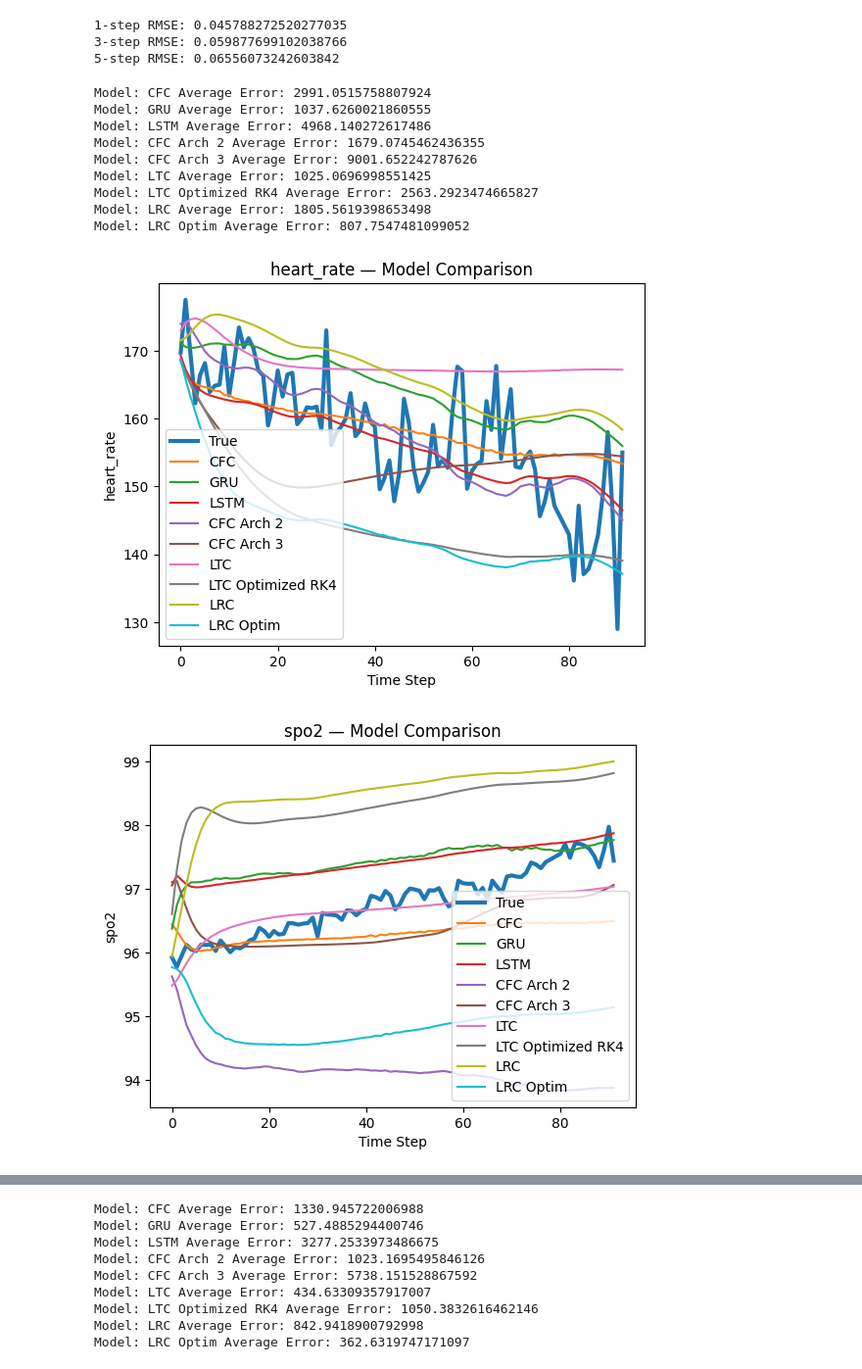
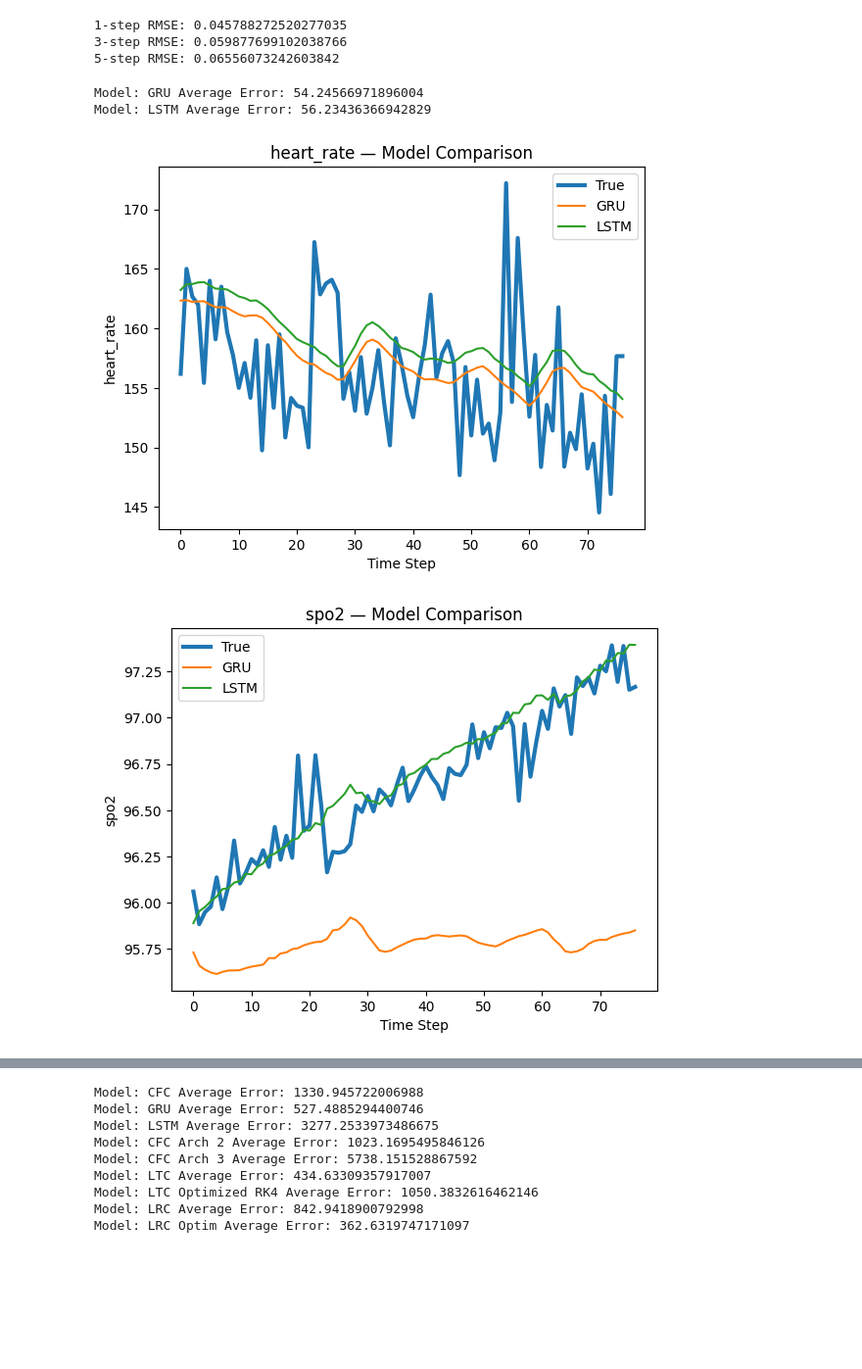
Before and after one commit to theophilus28/LNN-GRU-Comparative, a Jupyter notebook: lnn_setup.ipynb, the cells around one changed output, grey strips where cells are left out. Shown at 98% size. Drawn from its saved outputs; the diff is of its cells as text; code cells hidden in the pictures; blank space fills up the shorter version.

Commit message:
data seems to be in its best state yet

```diff
--- a/lnn_setup.ipynb
+++ b/lnn_setup.ipynb
@@ -17,8 +17,8 @@ import torch.nn as nn
 import torch.nn.functional as F
 
 DATA_DIR = "data/data"
-OUT_DIR = "icu_batches"
-MERGED_PATH = "icu_merged.parquet"
+OUT_DIR = "icu_batches_fixed"
+MERGED_PATH = "icu_merged_fixed.parquet"
 
 BIN_HOURS = 12
 BATCH_SIZE = 3000
@@ -887,7 +970,7 @@ done
 # 17 scaling data
 
 scaler = MinMaxScaler()
-all_train_states = np.concatenate([s["states"] for s in train_seqs], axis=0)
+all_train_states = np.concatenate([s["states"] for s in sequences], axis=0)
 scaler.fit(all_train_states)
 
 def apply_scaler(seqs, scaler):
@@ -2548,65 +2622,58 @@ ltc_model_optim = OptimizedLTCNetwork(solver="rk4")
 lrc_model = LRCNetwork(cell_type="advanced")
 lrc_model_optim = OptimizedLRCNetwork(cell_type="advanced")
 
-gru_model.load_state_dict(torch.load("best_gru_normal.pt"))
+gru_model.load_state_dict(torch.load("best_gru.pt"))
 #gru_model_original.load_state_dict(torch.load("best_gru_original.pt"))
-lstm_model.load_state_dict(torch.load("best_lstm_normal.pt"))
+lstm_model.load_state_dict(torch.load("best_lstm.pt"))
 #lstm_model_original.load_state_dict(torch.load("best_lstm_original.pt"))
-cfc_model.load_state_dict(torch.load("best_cfc.pt"))
-cfc_arch2_model.load_state_dict(torch.load("best_cfc_arch2.pt"))
-cfc_arch3_model.load_state_dict(torch.load("best_cfc_arch3.pt"))
+#cfc_model.load_state_dict(torch.load("best_cfc.pt"))
+#cfc_arch2_model.load_state_dict(torch.load("best_cfc_arch2.pt"))
+#cfc_arch3_model.load_state_dict(torch.load("best_cfc_arch3.pt"))
 #cfc_model_3.load_state_dict(torch.load("best_cfc_dt3.pt"))
 #cfc_model_02.load_state_dict(torch.load("best_cfc_dt02.pt"))
-ltc_model.load_state_dict(torch.load("best_ltc.pt"))
-ltc_model_optim.load_state_dict(torch.load("best_ltc_optim.pt"))
-lrc_model.load_state_dict(torch.load("best_lrc.pt"))
-lrc_model_optim.load_state_dict(torch.load("best_lrc_optim.pt"))
+#ltc_model.load_state_dict(torch.load("best_ltc.pt"))
+#ltc_model_optim.load_state_dict(torch.load("best_ltc_optim.pt"))
+#lrc_model.load_state_dict(torch.load("best_lrc.pt"))
+#lrc_model_optim.load_state_dict(torch.load("best_lrc_optim.pt"))
 models = {
-    "CFC": cfc_model,
+    #"CFC": cfc_model,
     "GRU": gru_model,
     "LSTM": lstm_model,
     #"GRU Original": gru_model_original,
     #"LSTM Original": lstm_model_original,
-    "CFC Arch 2": cfc_arch2_model,
+    #"CFC Arch 2": cfc_arch2_model,
     #"CFC dt=3.0": cfc_model_3,
     #"CFC dt=0.2": cfc_model_02,
-    "CFC Arch 3": cfc_arch3_model,
-    "LTC": ltc_model,
-    "LTC Optimized RK4": ltc_model_optim,
-    "LRC": lrc_model,
-    "LRC Optim": lrc_model_optim
+    #"CFC Arch 3": cfc_arch3_model,
+    #"LTC": ltc_model,
+    #"LTC Optimized RK4": ltc_model_optim,
+    #"LRC": lrc_model,
+    #"LRC Optim": lrc_model_optim
 }
 
 features_to_plot = ["heart_rate", "spo2", "dbp", "temperature", "resp_rate", "creatinine",  "platelets"]
 
 
 train_subj, val_subj, test_subj = make_subject_splits(full_df)
 
 train_icu_ids = subjects_to_icu_ids(full_df, train_subj)
 val_icu_ids   = subjects_to_icu_ids(full_df, val_subj)
 test_icu_ids  = subjects_to_icu_ids(full_df, test_subj)
 
-# longest ICU stays are 7174, 6231, 6312, 3977, 8666, 7646, 7071, 6362, 4337
+# longest ICU stays are 8691, 8980, 8570, 8606, 8612, 8563, 7486, 4199, 3405
 compare_models(
     models,
     full_df,
-    icu_id=test_icu_ids[7174],
+    icu_id=test_icu_ids[8691],
     feature_cols=state_features,
     action_cols=action_features,
     features_to_plot=features_to_plot,
-    window_size = 10,
+    window_size = 4,
     scaler=scaler,
     device="cuda"
 )
 # %% [output]
-Model: CFC Average Error: 2991.0515758807924
-Model: GRU Average Error: 1037.6260021860555
-Model: LSTM Average Error: 4968.140272617486
-Model: CFC Arch 2 Average Error: 1679.0745462436355
-Model: CFC Arch 3 Average Error: 9001.652242787626
-Model: LTC Average Error: 1025.0696998551425
-Model: LTC Optimized RK4 Average Error: 2563.2923474665827
-Model: LRC Average Error: 1805.5619398653498
-Model: LRC Optim Average Error: 807.7547481099052
+Model: GRU Average Error: 54.24566971896004
+Model: LSTM Average Error: 56.23436366942829
-[figure, old version]
+[figure, new version]
-[figure, old version]
+[figure, new version]
```
Also changed, not shown: parts of 13 cells of this notebook.
